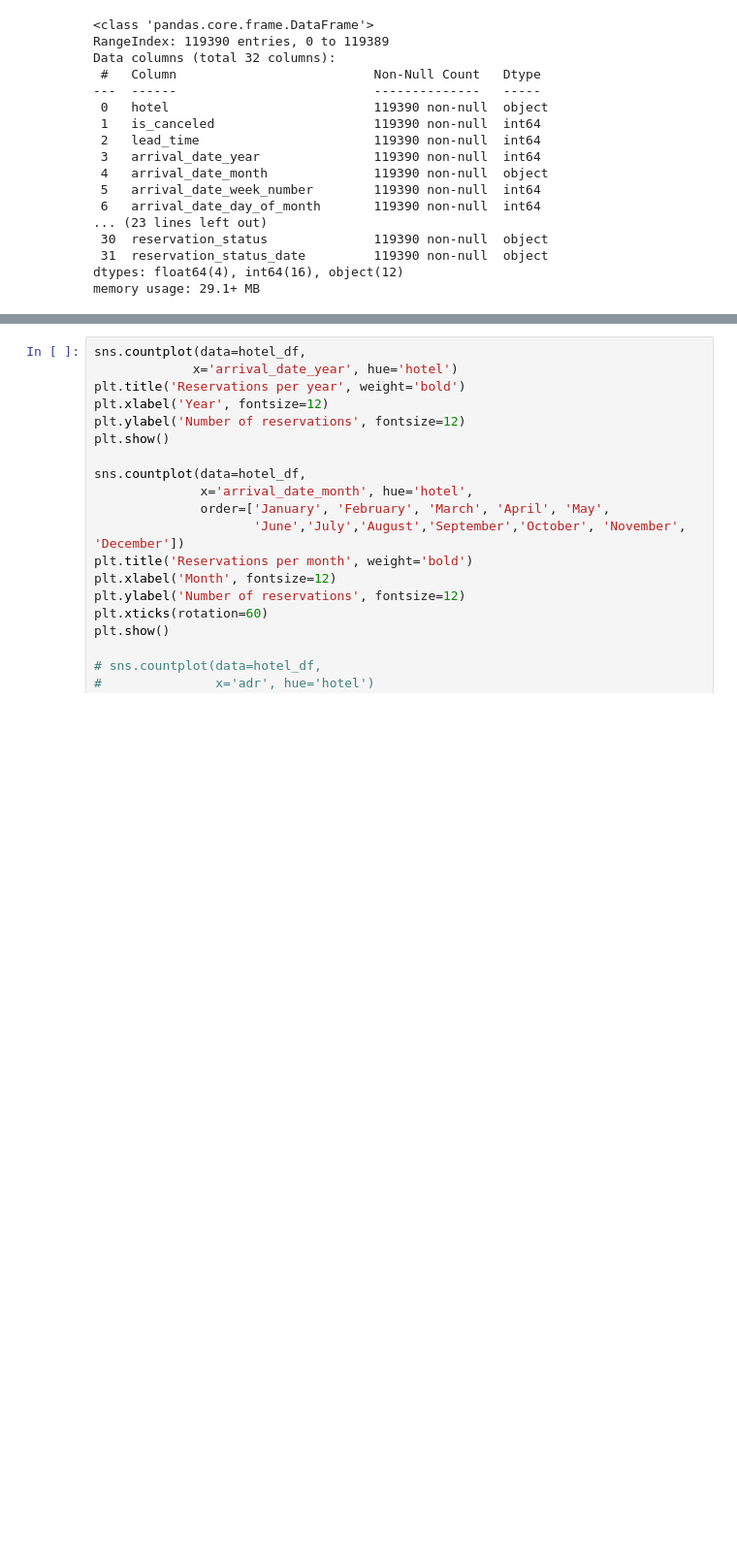
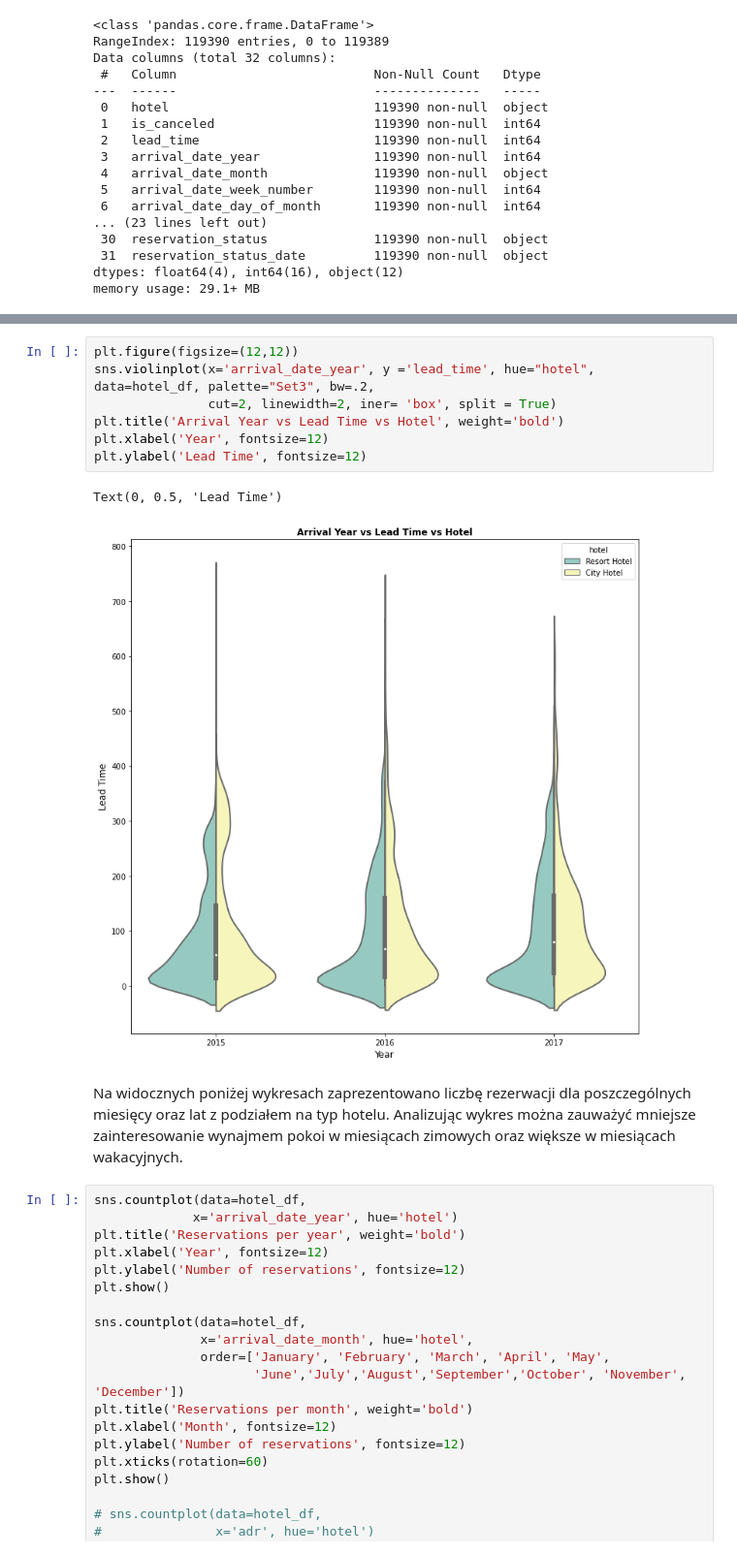
Before and after one commit to kaugustowski/hotel-data-sda, a Jupyter notebook: hotels.ipynb, the cells around one changed output, grey strips where cells are left out. Shown: that part at 97% size. Saved outputs shown, nothing was run; the diff lists cells and outputs as text; blank space fills up the shorter version.

```diff
--- a/hotels.ipynb
+++ b/hotels.ipynb
@@ -107,3 +144,16 @@ Text(0, 0.5, 'Count')
+# %%
+plt.figure(figsize=(12,12))
+sns.violinplot(x='arrival_date_year', y ='lead_time', hue="hotel", data=hotel_df, palette="Set3", bw=.2,
+               cut=2, linewidth=2, iner= 'box', split = True)
+plt.title('Arrival Year vs Lead Time vs Hotel', weight='bold')
+plt.xlabel('Year', fontsize=12)
+plt.ylabel('Lead Time', fontsize=12)
+# %% [output]
+Text(0, 0.5, 'Lead Time')
+[figure, added]
+# %% [markdown]
+Na widocznych poniżej wykresach zaprezentowano liczbę rezerwacji dla poszczególnych miesięcy oraz lat z podziałem na typ hotelu.
+Analizując wykres można zauważyć mniejsze zainteresowanie wynajmem pokoi w miesiącach zimowych oraz większe w miesiącach wakacyjnych.
 # %%
 sns.countplot(data=hotel_df,
              x='arrival_date_year', hue='hotel')
```
Also changed, not shown: parts of 45 cells of this notebook.
